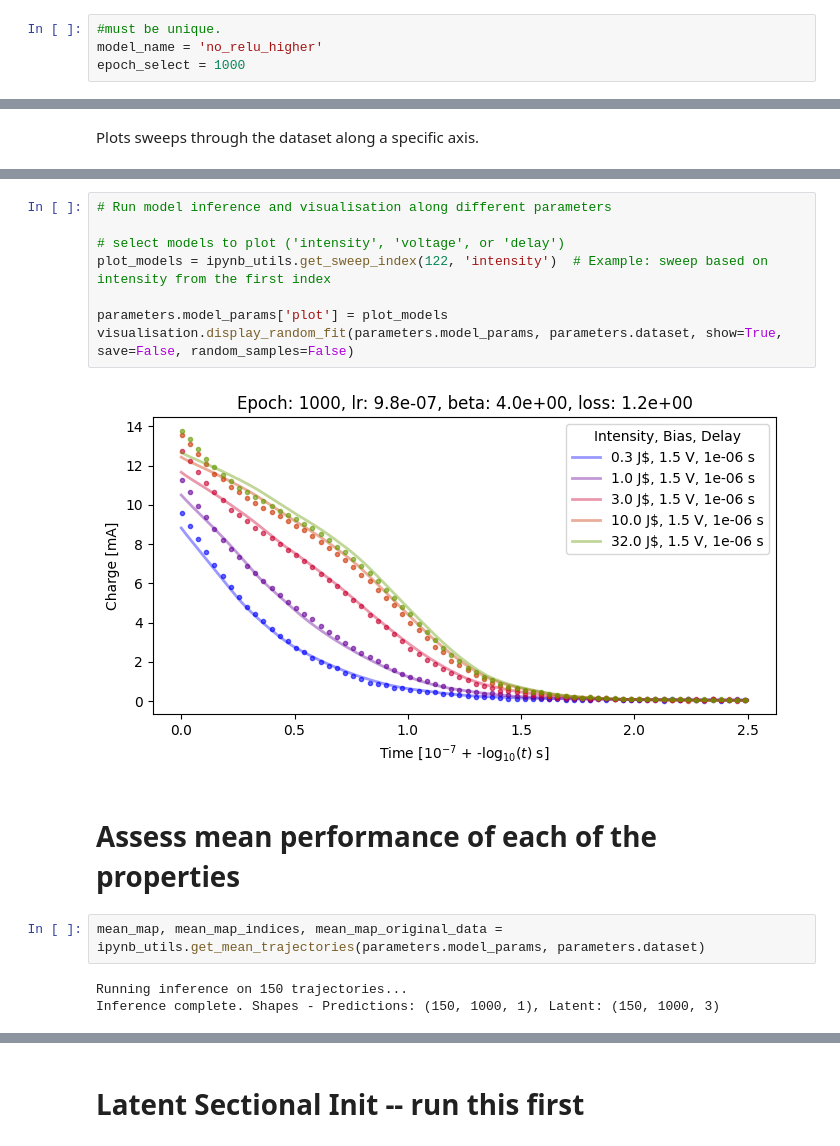
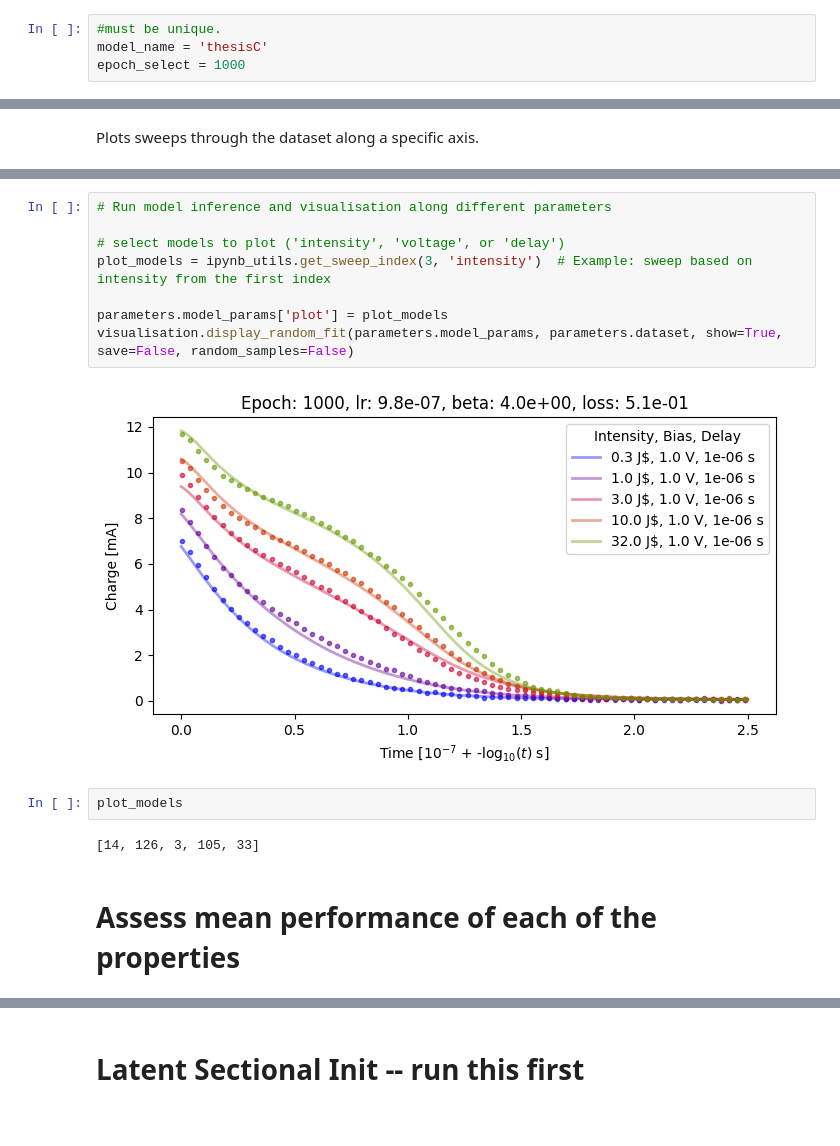
Before and after one commit to rayyyd/ML_charge_modeling, a Jupyter notebook: parameter_tuning/interpretability.ipynb, the cells around one changed output, grey strips where cells are left out. Cells and saved outputs as stored; diff of their text form.

```diff
--- a/parameter_tuning/interpretability.ipynb
+++ b/parameter_tuning/interpretability.ipynb
@@ -2,7 +2,7 @@
 # Set subject model.
 # %%
 #must be unique.
-model_name = 'no_relu_higher'
+model_name = 'thesisC'
 epoch_select = 1000
 # %% [markdown]
 # Imports and model init
@@ -213,20 +201,19 @@ plt.show()
 # %%
 # Run model inference and visualisation along different parameters
 
 # select models to plot ('intensity', 'voltage', or 'delay')
-plot_models = ipynb_utils.get_sweep_index(122, 'intensity')  # Example: sweep based on intensity from the first index
+plot_models = ipynb_utils.get_sweep_index(3, 'intensity')  # Example: sweep based on intensity from the first index
 
 parameters.model_params['plot'] = plot_models
 visualisation.display_random_fit(parameters.model_params, parameters.dataset, show=True, save=False, random_samples=False)
 # %% [output]
-[figure, old version]
+[figure, new version]
+# %%
+plot_models
+# %% [output]
+[14, 126, 3, 105, 33]
 # %% [markdown]
 # Assess mean performance of each of the properties
-# %%
-mean_map, mean_map_indices, mean_map_original_data = ipynb_utils.get_mean_trajectories(parameters.model_params, parameters.dataset)
-# %% [output]
-Running inference on 150 trajectories...
-Inference complete. Shapes - Predictions: (150, 1000, 1), Latent: (150, 1000, 3)
 # %%
 ipynb_utils.get_mean_property_plot(parameters.model_params, parameters.dataset, mean_map, mean_map_original_data, show=True)
 # %% [output]
```
Also changed, not shown: parts of 41 cells of this notebook, 24 other files.
